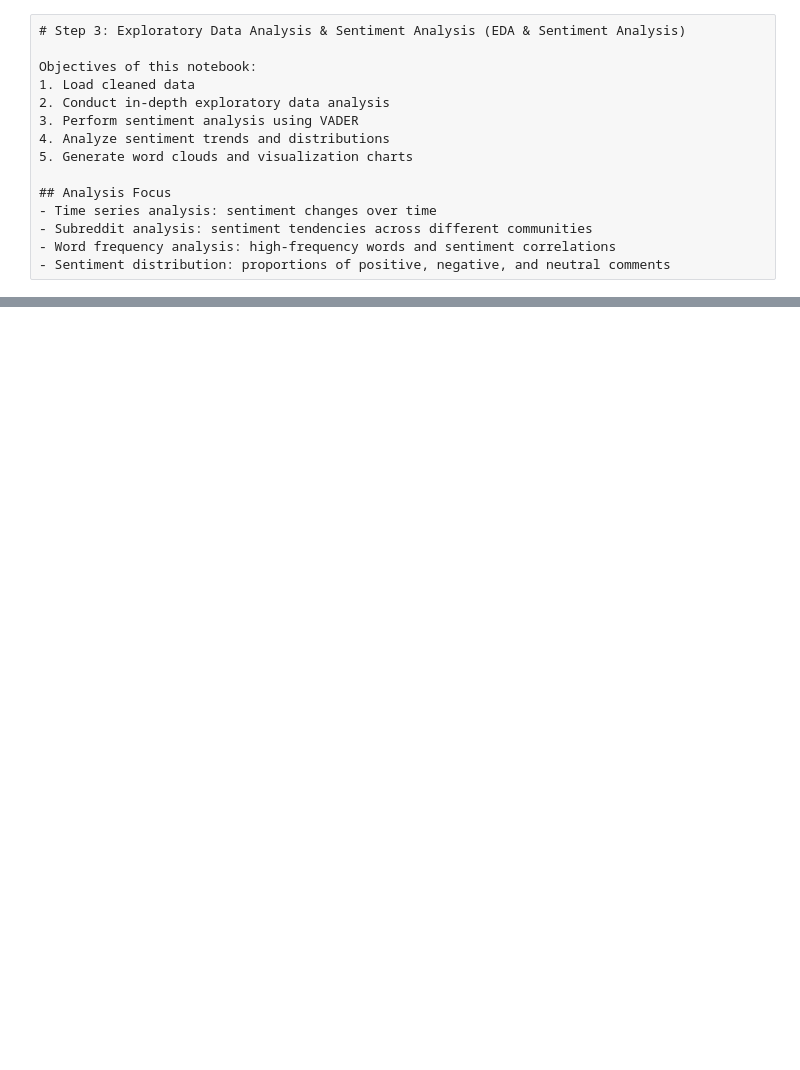
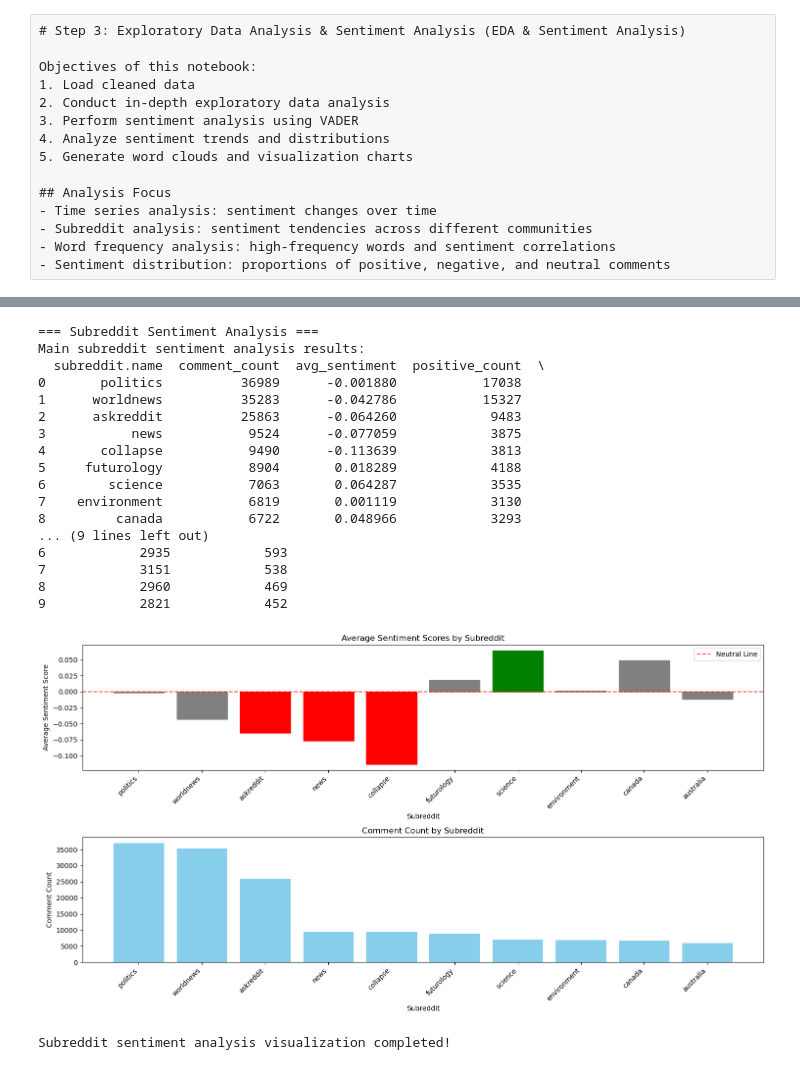
Before and after one commit to q2333gh/tweet_sentiment_analyze, a Jupyter notebook: notebooks/3_eda_and_sentiment_analysis.ipynb, the cells around one changed output, grey strips where cells are left out. Drawn from its saved outputs; the diff is of its cells as text; code cells hidden in the pictures; blank space fills up the shorter version.

```diff
--- a/notebooks/3_eda_and_sentiment_analysis.ipynb
+++ b/notebooks/3_eda_and_sentiment_analysis.ipynb
@@ -203,12 +270,12 @@ except NameError:
 # %%
-# 子版块sentiment analysis
-print("=== 子版块sentiment analysis ===")
+# Subreddit sentiment analysis
+print("=== Subreddit Sentiment Analysis ===")
 
-# verifying情感classificationdata是否可用
+# Verify if sentiment classification data is available
 try:
     df_categorized
 
-    # Calculating各子版块的平均情感分数
+    # Calculate average sentiment scores for each subreddit
     subreddit_sentiment = df_categorized.groupBy("`subreddit.name`").agg(
         F.count("*").alias("comment_count"),
         F.avg("vader_sentiment").alias("avg_sentiment"),
@@ -217,49 +284,69 @@ try:
         F.sum(F.when(F.col("sentiment_category") == "Neutral", 1).otherwise(0)).alias("neutral_count")
     ).filter(F.col("comment_count") >= 1000).orderBy(F.desc("comment_count"))
 
-    # converting为Pandas并Displaying
+    # Convert to Pandas and display
     subreddit_sentiment_pd = subreddit_sentiment.toPandas()
-    print("main子版块sentiment analysisresults:")
+    print("Main subreddit sentiment analysis results:")
     print(subreddit_sentiment_pd.head(10))
 
-    # 绘制子版块情感对比图
+    # Plot subreddit sentiment comparison chart
     plt.figure(figsize=(15, 8))
 
-    # selecting前10个最活跃的子版块
+    # Select top 10 most active subreddits
     top_subreddits = subreddit_sentiment_pd.head(10)
 
-    # 子版块平均情感分数
+    # Subreddit average sentiment scores
     plt.subplot(2, 1, 1)
     bars = plt.bar(range(len(top_subreddits)), top_subreddits['avg_sentiment'])
-    plt.title('main子版块平均情感分数')
-    plt.xlabel('子版块')
-    plt.ylabel('平均情感分数')
+    plt.title('Average Sentiment Scores by Subreddit')
+    plt.xlabel('Subreddit')
+    plt.ylabel('Average Sentiment Score')
     plt.xticks(range(len(top_subreddits)), top_subreddits['subreddit.name'], rotation=45, ha='right')
-    plt.axhline(y=0, color='red', linestyle='--', alpha=0.7, label='Neutral线')
+    plt.axhline(y=0, color='red', linestyle='--', alpha=0.7, label='Neutral Line')
     plt.legend()
 
-    # 为柱状图adding颜色（正面绿色，负面红色，Neutral灰色）
+    # Add colors to bars (green for positive, red for negative, gray for neutral)
     for i, bar in enumerate(bars):
         if top_subreddits.iloc[i]['avg_sentiment'] > 0.05:
             bar.set_color('green')
         elif top_subreddits.iloc[i]['avg_sentiment'] < -0.05:
             bar.set_color('red')
         else:
             bar.set_color('gray')
 
-    # 子版块评论数量
+    # Subreddit comment counts
     plt.subplot(2, 1, 2)
     plt.bar(range(len(top_subreddits)), top_subreddits['comment_count'], color='skyblue')
-    plt.title('main子版块评论数量')
-    plt.xlabel('子版块')
-    plt.ylabel('评论数量')
+    plt.title('Comment Count by Subreddit')
+    plt.xlabel('Subreddit')
+    plt.ylabel('Comment Count')
     plt.xticks(range(len(top_subreddits)), top_subreddits['subreddit.name'], rotation=45, ha='right')
 
     plt.tight_layout()
     plt.show()
 
-    print("子版块sentiment analysis可视化completing！")
+    print("Subreddit sentiment analysis visualization completed!")
 
 except NameError:
-    print("❌ 情感classificationdata未Preparing好，请先running前面的cells")
+    print("❌ Sentiment classification data not ready, please run previous cells first")
+# %% [output]
+=== Subreddit Sentiment Analysis ===
+Main subreddit sentiment analysis results:
+  subreddit.name  comment_count  avg_sentiment  positive_count  \
+0       politics          36989      -0.001880           17038
+1      worldnews          35283      -0.042786           15327
+2      askreddit          25863      -0.064260            9483
+3           news           9524      -0.077059            3875
+4       collapse           9490      -0.113639            3813
+5     futurology           8904       0.018289            4188
+6        science           7063       0.064287            3535
+7    environment           6819       0.001119            3130
+8         canada           6722       0.048966            3293
+... (9 lines left out)
+6            2935            593
+7            3151            538
+8            2960            469
+9            2821            452
+[figure, added]
+Subreddit sentiment analysis visualization completed!
 # %%
```
Also changed, not shown: parts of 9 cells of this notebook, 2 other files.
